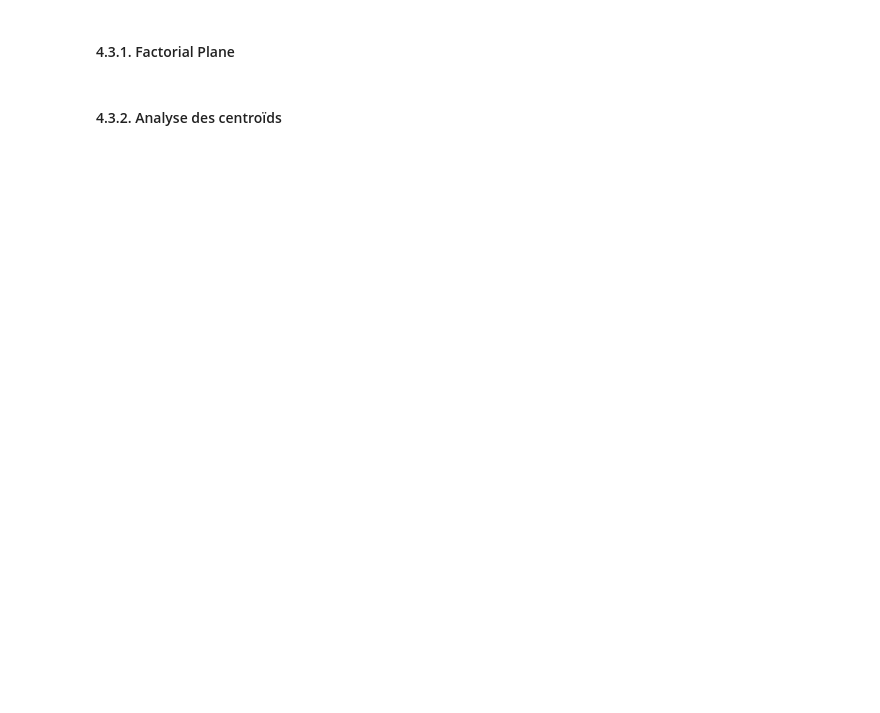
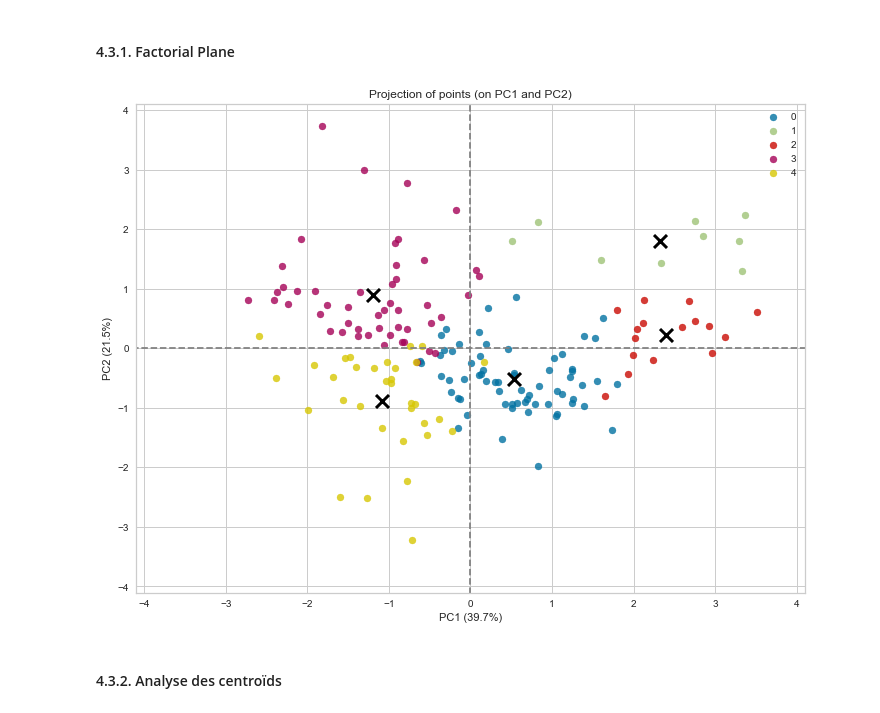
Before and after one commit to Alhasdata/PESTEL-Analysis-wih-Machine-Learning, a Jupyter notebook: Analysis.ipynb, the cells around one changed output. Saved outputs shown, nothing was run; the diff lists cells and outputs as text; code cells hidden in the pictures; blank space fills up the shorter version.

```diff
--- a/Analysis.ipynb
+++ b/Analysis.ipynb
@@ -397,11 +452,13 @@ X_reduceddf.head()
 # %%
 centres_reduced = model_pca.transform(model_kmeans.cluster_centers_)
 plt.figure(figsize=(12,9))
-display_factorial_planes(X_reduced, 2, model_pca, [(0,1)], illustrative_var = clusters, alpha = 0.8)
+display_factorial_planes(X_reduced, 2, model_pca, [(0,1)], illustrative_var = clusters2, alpha = 0.8)
 plt.scatter(centres_reduced[:, 0], centres_reduced[:, 1],
             marker='x', s=169, linewidths=3,
             color='black', zorder=10)
 plt.show()
+# %% [output]
+[figure, added]
 # %% [markdown]
 #### 4.3.2. Analyse des centroïds
 # %%
```
Also changed, not shown: parts of 18 cells of this notebook, 2 other files.
